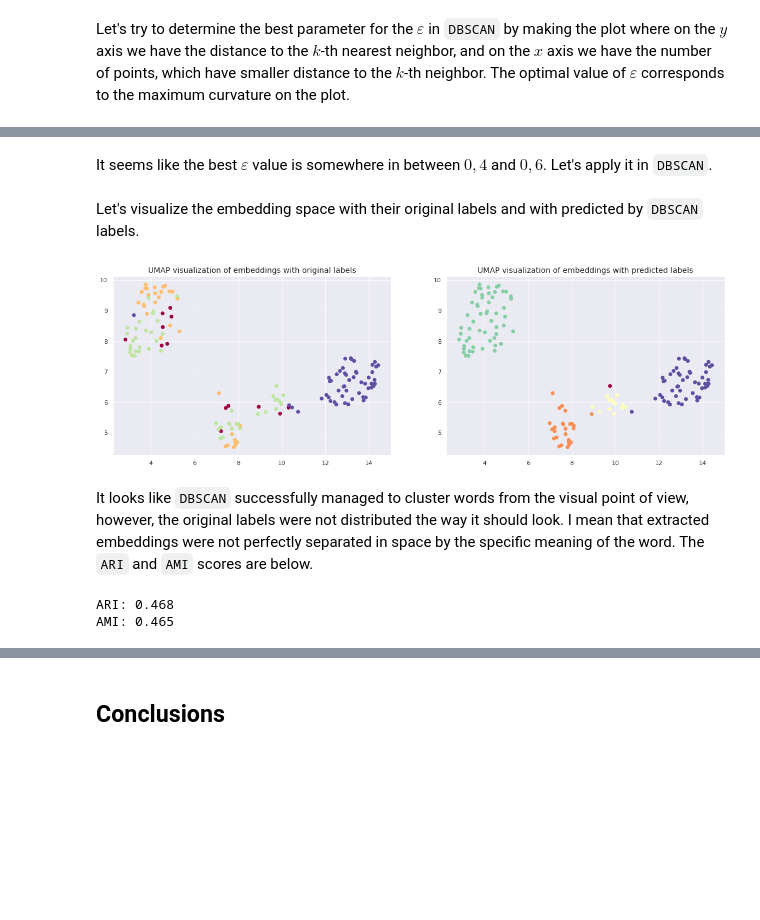
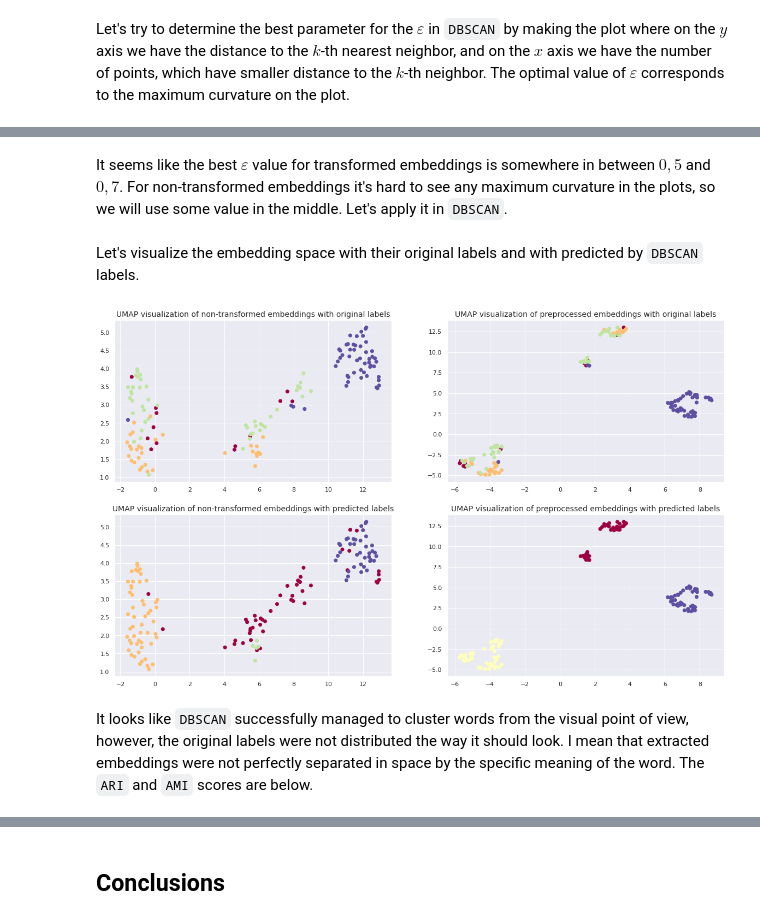
Before and after one commit to LukashevichIlya/DL-in-NLP, a Jupyter notebook: project_polysemy_BERT.ipynb, the cells around one changed output, grey strips where cells are left out. Drawn from its saved outputs; the diff is of its cells as text; code cells hidden in the pictures; blank space fills up the shorter version.

```diff
--- a/project_polysemy_BERT.ipynb
+++ b/project_polysemy_BERT.ipynb
@@ -555,26 +626,21 @@ experiment_k_and_eps(transformed_embeddings_bts)
 # %% [markdown]
-It seems like the best $\varepsilon$ value is somewhere in between $0,4$ and $0,6$. Let's apply it in `DBSCAN`.
+It seems like the best $\varepsilon$ value for transformed embeddings is somewhere in between $0,5$ and $0,7$. For non-transformed embeddings it's hard to see any maximum curvature in the plots, so we will use some value in the middle. Let's apply it in `DBSCAN`.
 # %%
-dbscan = DBSCAN(0.6)
+dbscan = DBSCAN(40)
+dbscan_transformed = DBSCAN(0.7)
+
 preds_dbscan = dbscan.fit_predict(emb_bts[bounds_bts[27]:bounds_bts[28]])
-preds_dbscan_transformed = dbscan.fit_predict(transformed_embeddings_bts)
+preds_dbscan_transformed = dbscan_transformed.fit_predict(transformed_embeddings_bts)
 # %% [markdown]
 Let's visualize the embedding space with their original labels and with predicted by `DBSCAN` labels.
-# %%
-plt.figure(figsize=(20, 6))
-plt.subplot(1, 2, 1)
-plt.title("UMAP visualization of embeddings with original labels", fontsize=14)
-plt.scatter(emb_umap[:, 0], emb_umap[:, 1], c=gsi_bts[bounds_bts[27]:bounds_bts[28]], cmap='Spectral')
-plt.subplot(1, 2, 2)
-plt.title("UMAP visualization of embeddings with predicted labels", fontsize=14)
-plt.scatter(emb_umap[:, 0], emb_umap[:, 1], c=preds_dbscan_transformed, cmap='Spectral')
-plt.show()
-# %% [output]
-[figure, removed]
+# %%
+plot_emb(emb_bts[bounds_bts[27]:bounds_bts[28]],
+         transformed_embeddings_bts,
+         gsi_bts[bounds_bts[27]:bounds_bts[28]],
+         gsi_bts[bounds_bts[27]:bounds_bts[28]],
+         preds_dbscan, preds_dbscan_transformed,
+         'non-transformed', 'preprocessed')
+# %% [output]
+[figure, added]
 # %% [markdown]
 It looks like `DBSCAN` successfully managed to cluster words from the visual point of view, however, the original labels were not distributed the way it should look. I mean that extracted embeddings were not perfectly separated in space by the specific meaning of the word. The `ARI` and `AMI` scores are below.
-# %%
-validate_clustering(preds_dbscan_transformed, gsi_bts[bounds_bts[27]:bounds_bts[28]])
-# %% [output]
-ARI: 0.468
-AMI: 0.465
```
Also changed, not shown: parts of 37 cells of this notebook.
